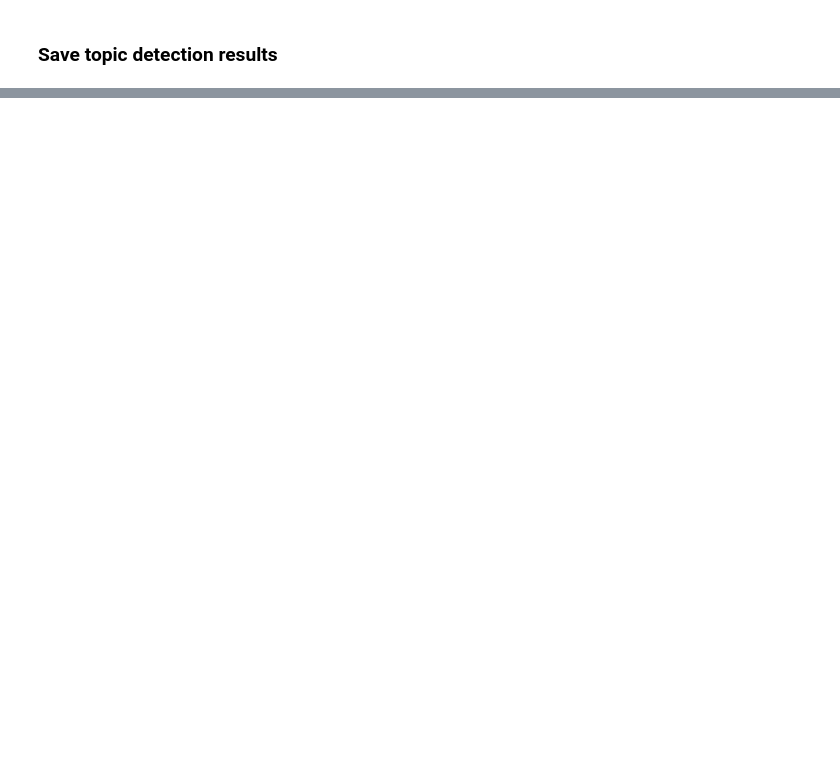
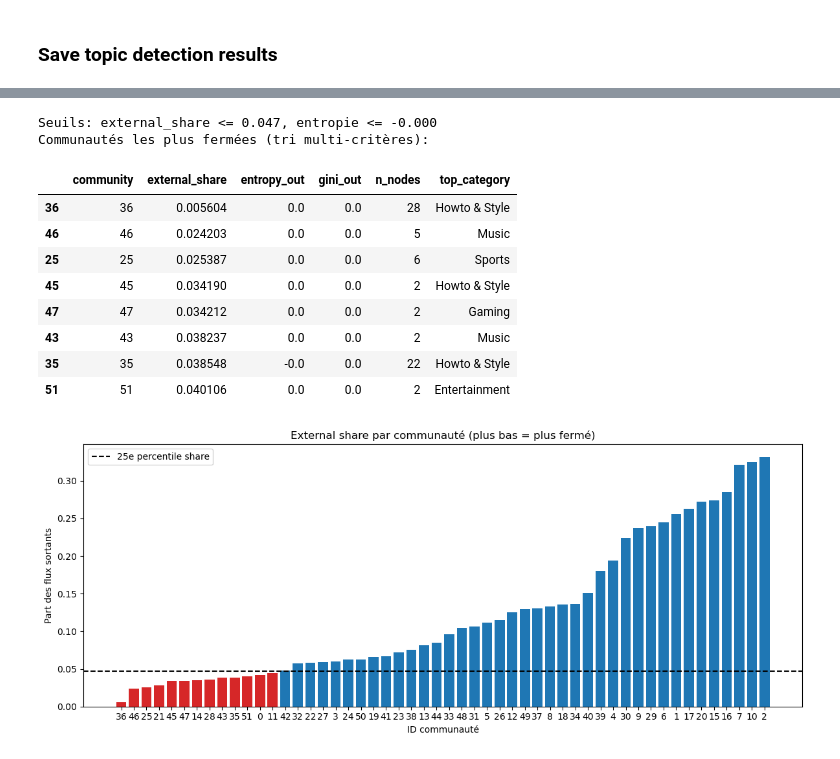
Before and after one commit to epfl-ada/ada-2025-project-zlayjiya, a Jupyter notebook: results.ipynb, the cells around one changed output, grey strips where cells are left out. Saved outputs shown, nothing was run; the diff lists cells and outputs as text; code cells hidden in the pictures; blank space fills up the shorter version.

```diff
--- a/results.ipynb
+++ b/results.ipynb
@@ -833,0 +913,27 @@ summary_df
+# %%
+echo_candidates, q_ext, q_ent = model_analyzer.find_echo_candidates(mobility_df, 0.25, 0.50)
+print(f"Seuils: external_share <= {q_ext:.3f}, entropie <= {q_ent:.3f}")
+print("Communautés les plus fermées (tri multi-critères):")
+display(echo_candidates.head(10)[[
+    "community", "external_share", "entropy_out", "gini_out", "n_nodes", "top_category"
+]])
+
+model_analyzer.plot_echo_share(
+    mobility_df,
+    echo_candidates,
+    q_ext,
+    out_path="reports/figures/echo_chamber_external_share.png",
+)
+# %% [output]
+Seuils: external_share <= 0.047, entropie <= -0.000
+Communautés les plus fermées (tri multi-critères):
+|  | community | external_share | entropy_out | gini_out | n_nodes | top_category |
+| 36 | 36 | 0.005604 | 0.0 | 0.0 | 28 | Howto & Style |
+| 46 | 46 | 0.024203 | 0.0 | 0.0 | 5 | Music |
+| 25 | 25 | 0.025387 | 0.0 | 0.0 | 6 | Sports |
+| 45 | 45 | 0.034190 | 0.0 | 0.0 | 2 | Howto & Style |
+| 47 | 47 | 0.034212 | 0.0 | 0.0 | 2 | Gaming |
+| 43 | 43 | 0.038237 | 0.0 | 0.0 | 2 | Music |
+| 35 | 35 | 0.038548 | -0.0 | 0.0 | 22 | Howto & Style |
+| 51 | 51 | 0.040106 | 0.0 | 0.0 | 2 | Entertainment |
+[figure, added]
```
Also changed, not shown: parts of 27 cells of this notebook, 9 other files.
